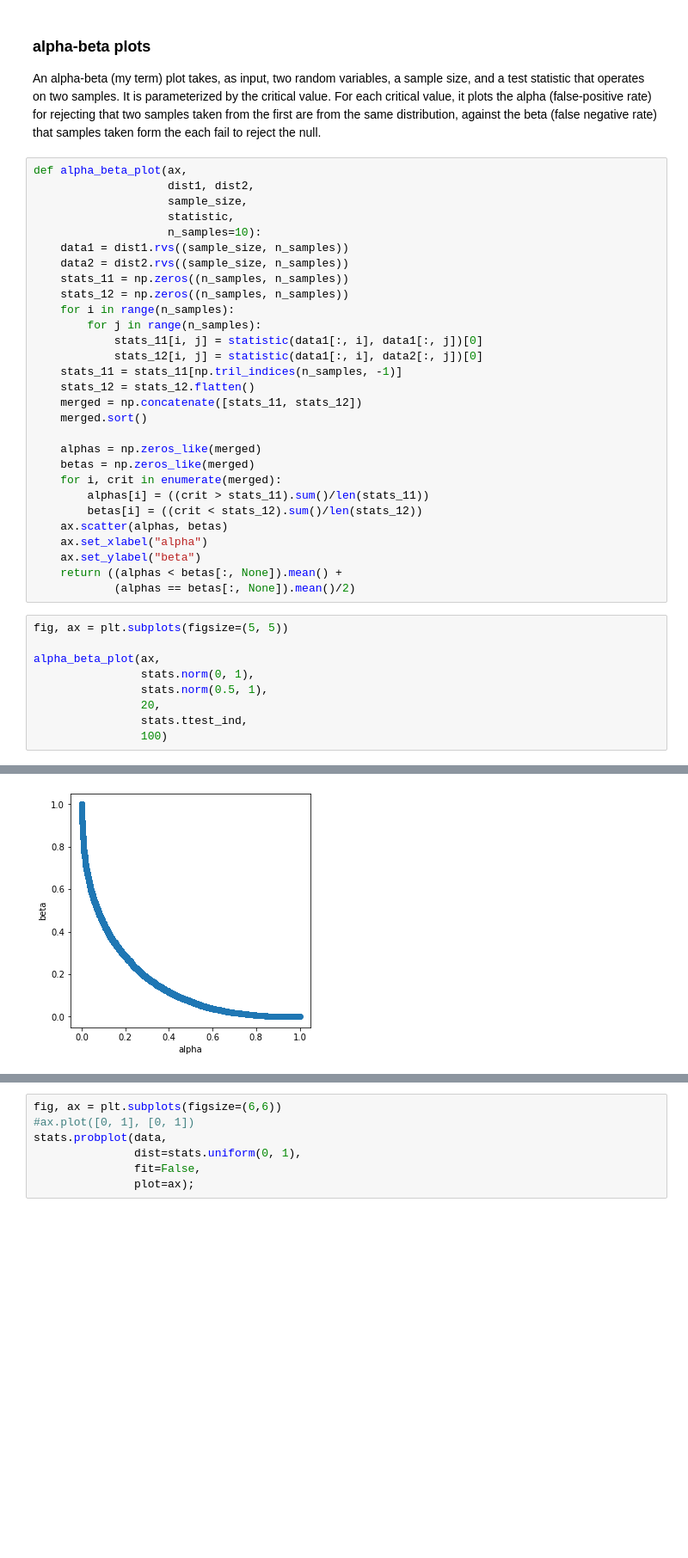
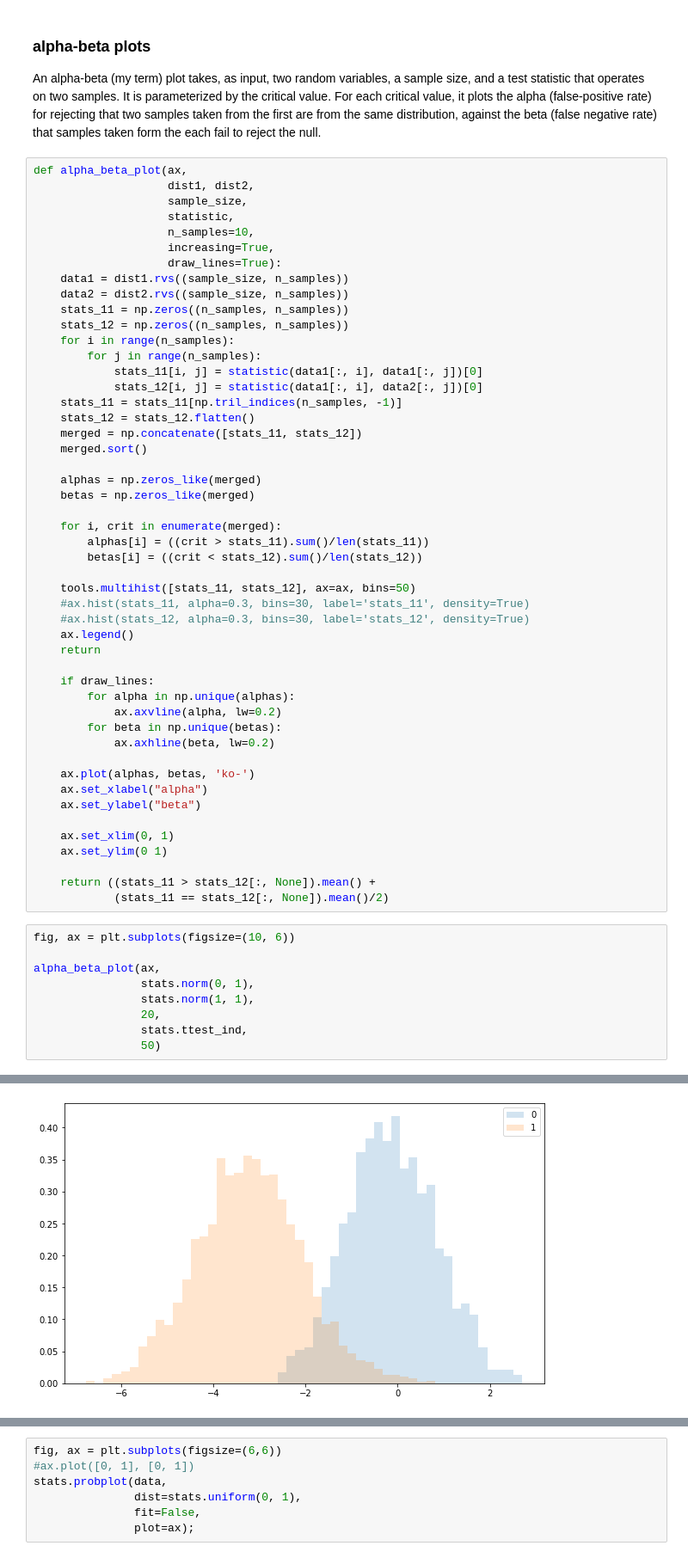
Before and after one commit to jackbenn/hypothesis-tests, a Jupyter notebook: Evaluating tests.ipynb, the cells around one changed output, grey strips where cells are left out. Shown at 86% size. Saved outputs shown, nothing was run; the diff lists cells and outputs as text; blank space fills up the shorter version.

```diff
--- a/Evaluating tests.ipynb
+++ b/Evaluating tests.ipynb
@@ -30,7 +34,9 @@ def alpha_beta_plot(ax,
                     dist1, dist2,
                     sample_size,
                     statistic,
-                    n_samples=10):
+                    n_samples=10,
+                    increasing=True,
+                    draw_lines=True):
     data1 = dist1.rvs((sample_size, n_samples))
     data2 = dist2.rvs((sample_size, n_samples))
     stats_11 = np.zeros((n_samples, n_samples))
@@ -46,21 +52,39 @@ def alpha_beta_plot(ax,
 
     alphas = np.zeros_like(merged)
     betas = np.zeros_like(merged)
+
     for i, crit in enumerate(merged):
         alphas[i] = ((crit > stats_11).sum()/len(stats_11))
         betas[i] = ((crit < stats_12).sum()/len(stats_12))
-    ax.scatter(alphas, betas)
+
+    tools.multihist([stats_11, stats_12], ax=ax, bins=50)
+    #ax.hist(stats_11, alpha=0.3, bins=30, label='stats_11', density=True)
+    #ax.hist(stats_12, alpha=0.3, bins=30, label='stats_12', density=True)
+    ax.legend()
+    return
+
+    if draw_lines:
+        for alpha in np.unique(alphas):
+            ax.axvline(alpha, lw=0.2)
+        for beta in np.unique(betas):
+            ax.axhline(beta, lw=0.2)
+
+    ax.plot(alphas, betas, 'ko-')
     ax.set_xlabel("alpha")
     ax.set_ylabel("beta")
-    return ((alphas < betas[:, None]).mean() +
-            (alphas == betas[:, None]).mean()/2)
+
+    ax.set_xlim(0, 1)
+    ax.set_ylim(0 1)
+
+    return ((stats_11 > stats_12[:, None]).mean() +
+            (stats_11 == stats_12[:, None]).mean()/2)
 # %%
-fig, ax = plt.subplots(figsize=(5, 5))
+fig, ax = plt.subplots(figsize=(10, 6))
 
 alpha_beta_plot(ax,
                 stats.norm(0, 1),
-                stats.norm(0.5, 1),
+                stats.norm(1, 1),
                 20,
                 stats.ttest_ind,
-                100)
+                50)
 # %% [output]
@@ -68,2 +91,2 @@ alpha_beta_plot(ax,
-[figure, old version]
+[figure, new version]
 # %%
```
Also changed, not shown: parts of 9 cells of this notebook, 1 other file.
